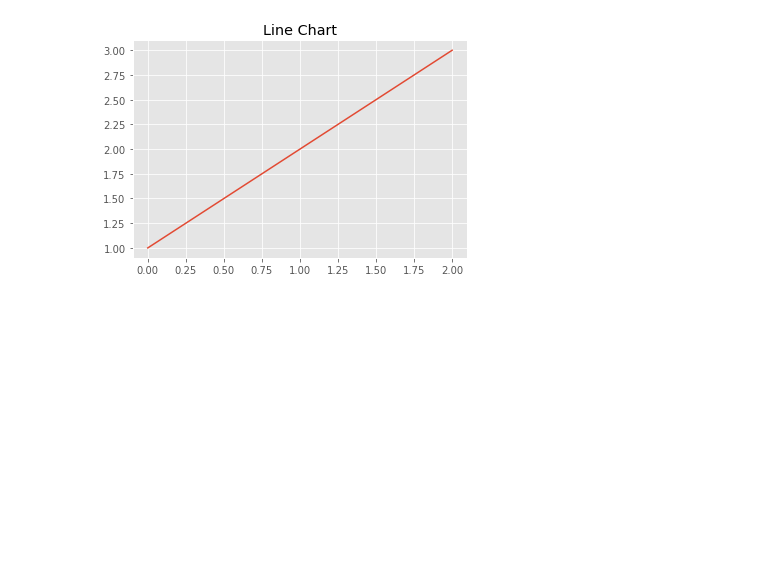
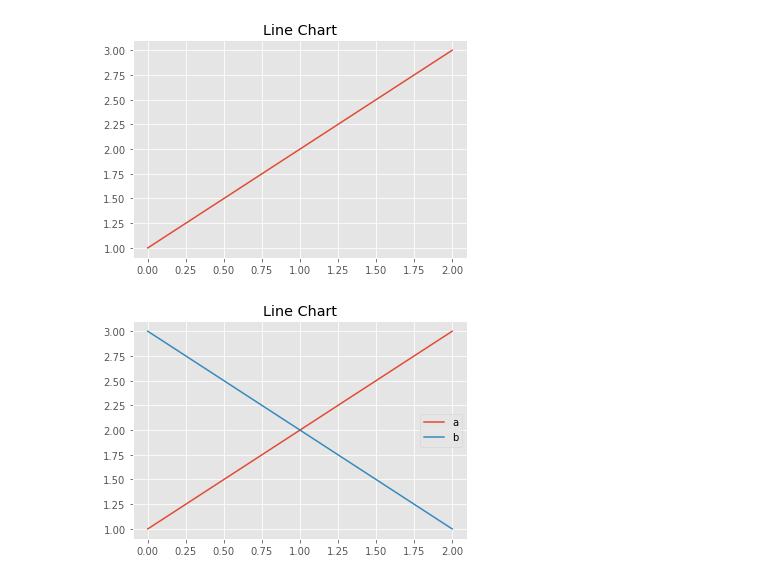
Before and after one commit to mocamocaland/jupyterbook_sample, a Jupyter notebook: pandas_sample_matplotlib_3_10.ipynb, the cells around one changed output. Cells and saved outputs as stored; diff of their text form; code cells hidden in the pictures; blank space fills up the shorter version.

```diff
--- a/pandas_sample_matplotlib_3_10.ipynb
+++ b/pandas_sample_matplotlib_3_10.ipynb
@@ -18,3 +18,11 @@ ax.set_title('Line Chart')
 plt.show()
 # %% [output]
 [figure]
+# %%
+# DataFrameからplotメソッドを実行
+df = pd.DataFrame({'a':[1, 2, 3], 'b':[3, 2, 1]})
+ax = df.plot()
+ax.set_title('Line Chart')
+plt.show()
+# %% [output]
+[figure, added]
```
